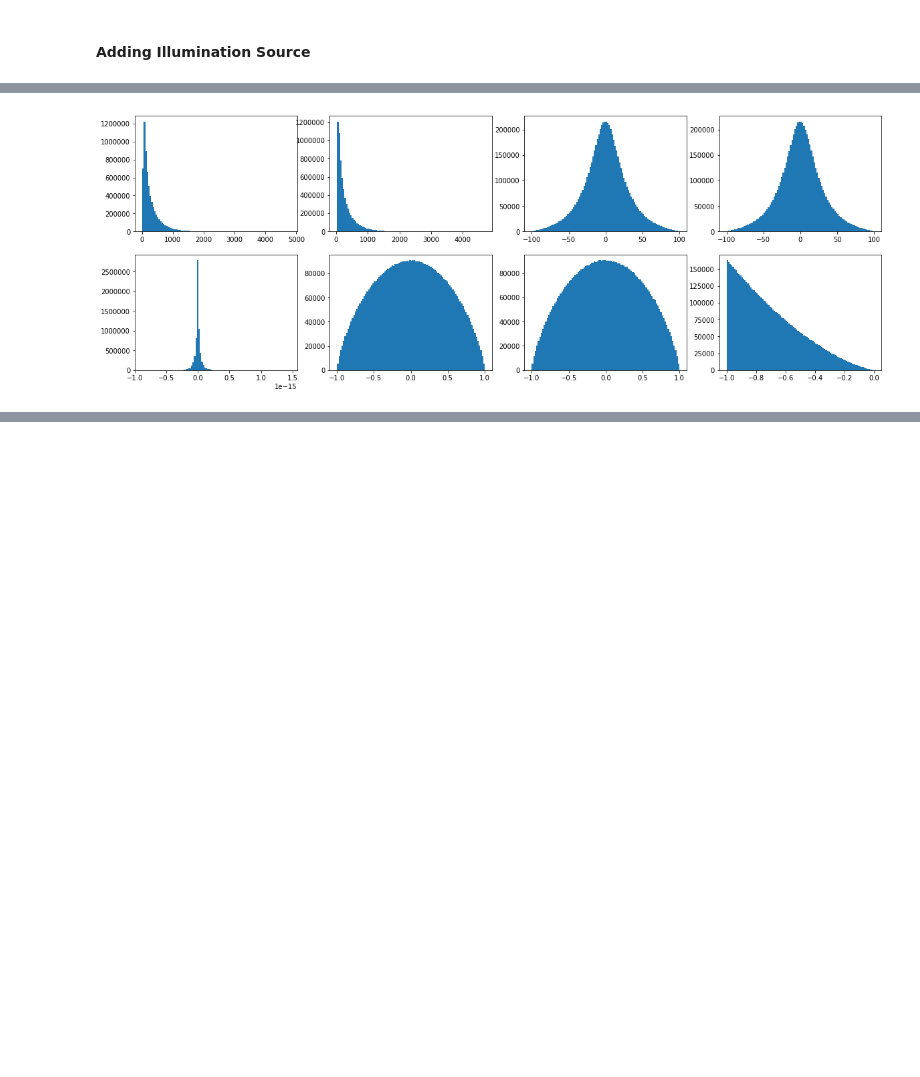
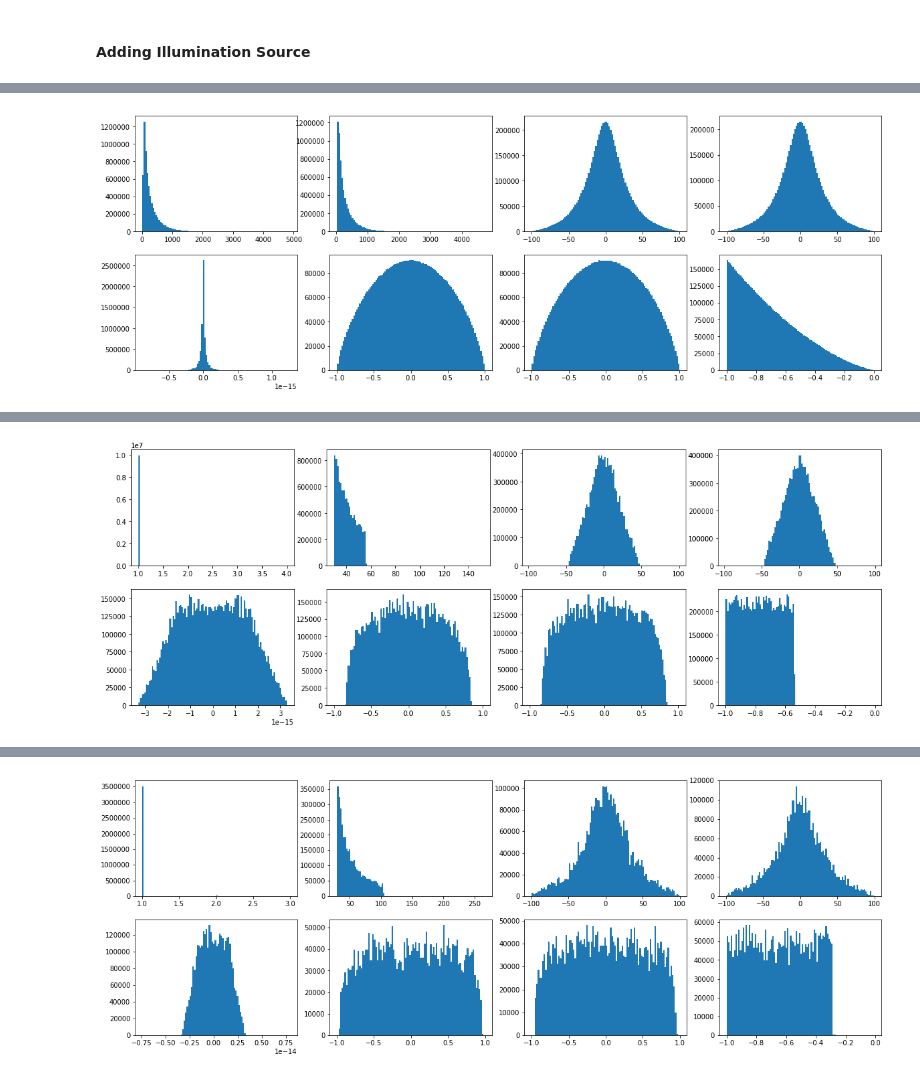
Before and after one commit to mitmedialab/MonteCarloRender, a Jupyter notebook: tests.ipynb, the cells around one changed output, grey strips where cells are left out. Cells and saved outputs as stored; diff of their text form; code cells hidden in the pictures; blank space fills up the shorter version.

Commit message:
Updated test notebook

```diff
--- a/tests.ipynb
+++ b/tests.ipynb
@@ -183,7 +184,12 @@ testRunIllumination(muS = 1.0,
 testRunIllumination(muS = 0.0001,
                        source = {'r': np.array([0.0, 0.0, 30.0]),
                                  'mu': np.array([0.0, 0.0, -1.0]),
-                                 'theta': 3.14,
+                                 'theta': 1.0, #theta is half angle
                                  'method': 'cone', 'time_profile': 'delta'}
-                                ) #Test none light source without scattering
+                                ) #Test cone light source without scattering
+testRunIllumination(muS = 0.0001,
+                       source = {'r': np.array([0.0, 0.0, 30.0]),
+                                 'mu': np.array([0.0, 0.0, -1.0]),
+                                 'method': 'point', 'time_profile': 'delta'}
+                                ) #Test point light source without scattering
 # %% [output]
@@ -192 +198 @@ testRunIllumination(muS = 0.0001,
-[figure, old version]
+[figure, new version]
@@ -194,0 +201 @@ testRunIllumination(muS = 0.0001,
+[figure, added]
@@ -194,0 +204 @@ testRunIllumination(muS = 0.0001,
+[figure, added]
```
Also changed, not shown: parts of 8 cells of this notebook.
